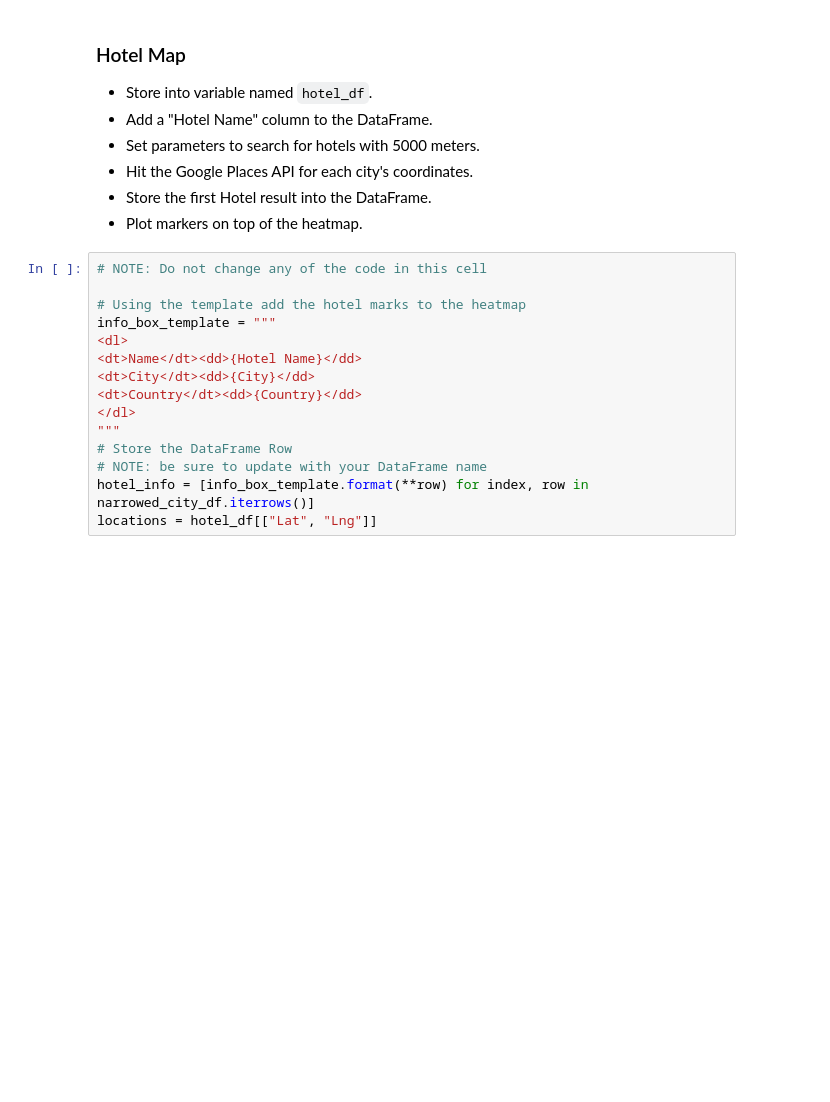
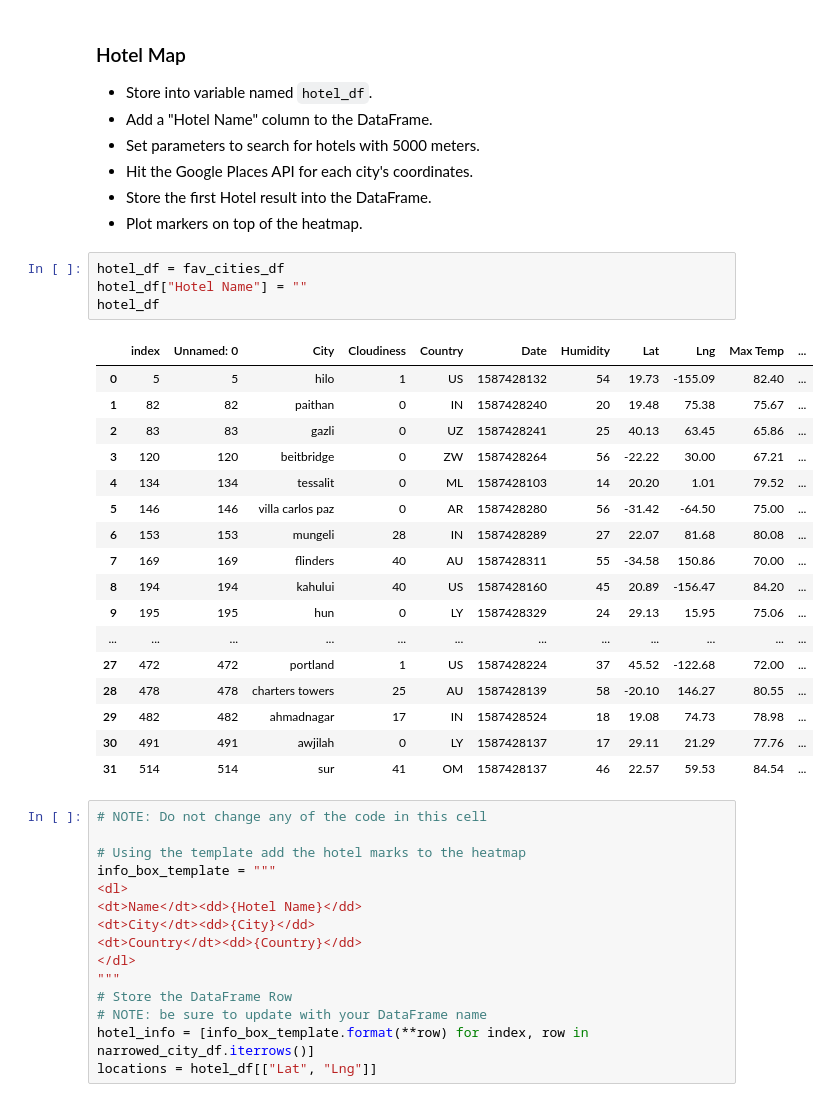
Before and after one commit to EMENGH/python-api-challenge, a Jupyter notebook: WeatherPy/VacationPy.ipynb, the cells around one changed output. Saved outputs shown, nothing was run; the diff lists cells and outputs as text; blank space fills up the shorter version.

Commit message:
added new data frame and hotel column

```diff
--- a/WeatherPy/VacationPy.ipynb
+++ b/WeatherPy/VacationPy.ipynb
@@ -60,6 +90,28 @@ gmaps_fig
 * Hit the Google Places API for each city's coordinates.
 * Store the first Hotel result into the DataFrame.
 * Plot markers on top of the heatmap.
+# %%
+hotel_df = fav_cities_df
+hotel_df["Hotel Name"] = ""
+hotel_df
+# %% [output]
+|  | index | Unnamed: 0 | City | Cloudiness | Country | Date | Humidity | Lat | Lng | Max Temp | ... |
+| 0 | 5 | 5 | hilo | 1 | US | 1587428132 | 54 | 19.73 | -155.09 | 82.40 | ... |
+| 1 | 82 | 82 | paithan | 0 | IN | 1587428240 | 20 | 19.48 | 75.38 | 75.67 | ... |
+| 2 | 83 | 83 | gazli | 0 | UZ | 1587428241 | 25 | 40.13 | 63.45 | 65.86 | ... |
+| 3 | 120 | 120 | beitbridge | 0 | ZW | 1587428264 | 56 | -22.22 | 30.00 | 67.21 | ... |
+| 4 | 134 | 134 | tessalit | 0 | ML | 1587428103 | 14 | 20.20 | 1.01 | 79.52 | ... |
+| 5 | 146 | 146 | villa carlos paz | 0 | AR | 1587428280 | 56 | -31.42 | -64.50 | 75.00 | ... |
+| 6 | 153 | 153 | mungeli | 28 | IN | 1587428289 | 27 | 22.07 | 81.68 | 80.08 | ... |
+| 7 | 169 | 169 | flinders | 40 | AU | 1587428311 | 55 | -34.58 | 150.86 | 70.00 | ... |
+| 8 | 194 | 194 | kahului | 40 | US | 1587428160 | 45 | 20.89 | -156.47 | 84.20 | ... |
+| 9 | 195 | 195 | hun | 0 | LY | 1587428329 | 24 | 29.13 | 15.95 | 75.06 | ... |
+| ... | ... | ... | ... | ... | ... | ... | ... | ... | ... | ... | ... |
+| 27 | 472 | 472 | portland | 1 | US | 1587428224 | 37 | 45.52 | -122.68 | 72.00 | ... |
+| 28 | 478 | 478 | charters towers | 25 | AU | 1587428139 | 58 | -20.10 | 146.27 | 80.55 | ... |
+| 29 | 482 | 482 | ahmadnagar | 17 | IN | 1587428524 | 18 | 19.08 | 74.73 | 78.98 | ... |
+| 30 | 491 | 491 | awjilah | 0 | LY | 1587428137 | 17 | 29.11 | 21.29 | 77.76 | ... |
+| 31 | 514 | 514 | sur | 41 | OM | 1587428137 | 46 | 22.57 | 59.53 | 84.54 | ... |
 # %%
 # NOTE: Do not change any of the code in this cell
 
```
Also changed, not shown: parts of 1 cell of this notebook.
